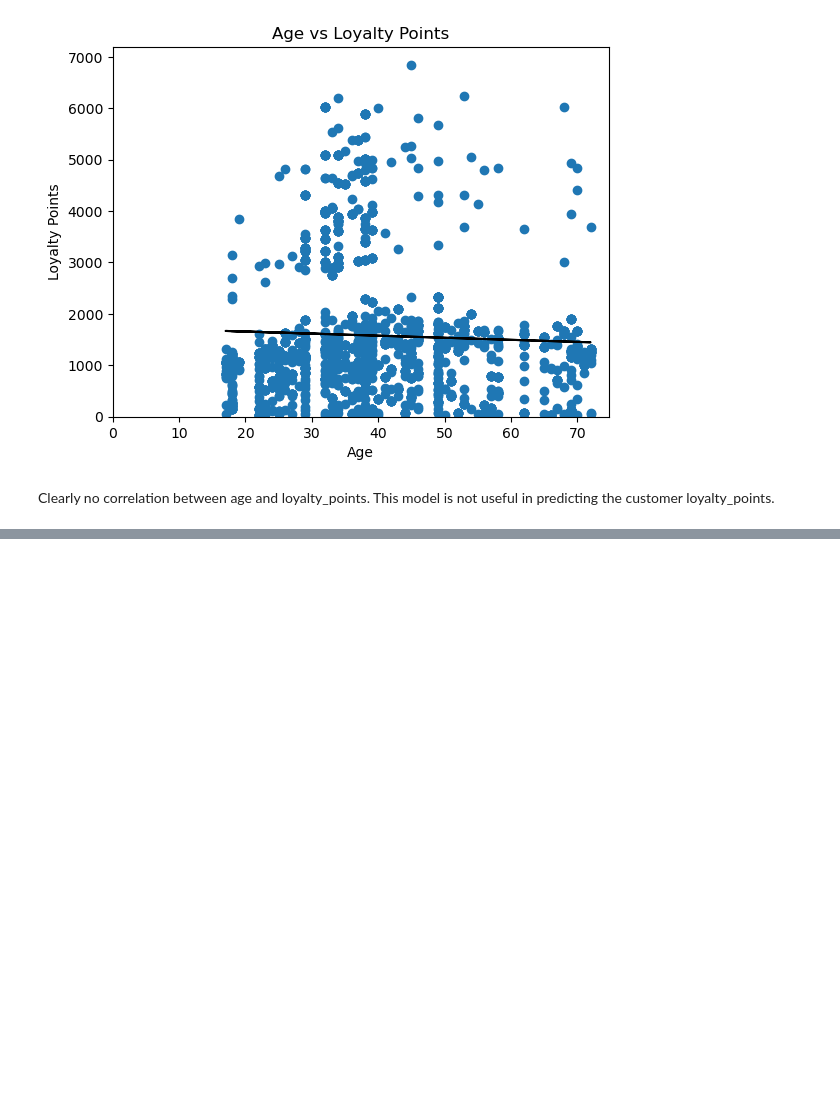
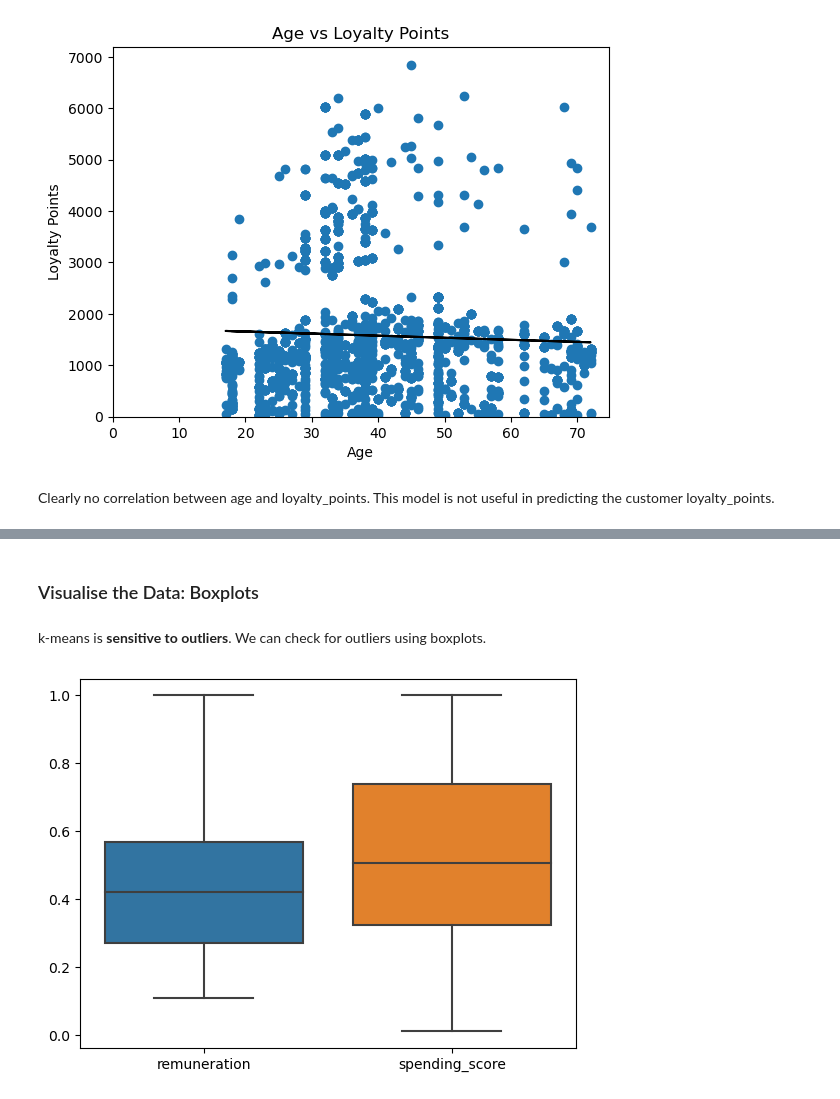
Before and after one commit to lukebart/Turtle_Games_Sales_Analysis, a Jupyter notebook: Bartholomew_Luke_DA301_Assignment_Notebook.ipynb, the cells around one changed output, grey strips where cells are left out. Saved outputs shown, nothing was run; the diff lists cells and outputs as text; code cells hidden in the pictures; blank space fills up the shorter version.

```diff
--- a/Bartholomew_Luke_DA301_Assignment_Notebook.ipynb
+++ b/Bartholomew_Luke_DA301_Assignment_Notebook.ipynb
@@ -1324,0 +1346,3 @@ Clearly no correlation between age and loyalty_points. This model is not useful
+# %%
+# import tr.csv dataset
+tr = pd.read_csv('tr.csv')
@@ -1324,0 +1359,5 @@ Clearly no correlation between age and loyalty_points. This model is not useful
+# %%
+# we are interested in relationships between remuneration and spending_score
+# Drop unnecessary columns
+tr_clustering = tr.drop(['gender', 'age', 'loyalty_points', 'education',
+                          'product_id', 'review', 'summary'], axis=1)
@@ -1324,0 +1387,12 @@ Clearly no correlation between age and loyalty_points. This model is not useful
+# %% [markdown]
+### Visualise the Data: Boxplots
+# %% [markdown]
+k-means is <b>sensitive to outliers</b>. We can check for outliers using boxplots.
+# %%
+# visualise a boxplot for remuneration and spending_score and columns
+sns.boxplot(max_abs_scaling(tr_clustering))
+
+# show the plot
+plt.show()
+# %% [output]
+[figure, added]
```
Also changed, not shown: parts of 92 cells of this notebook.
